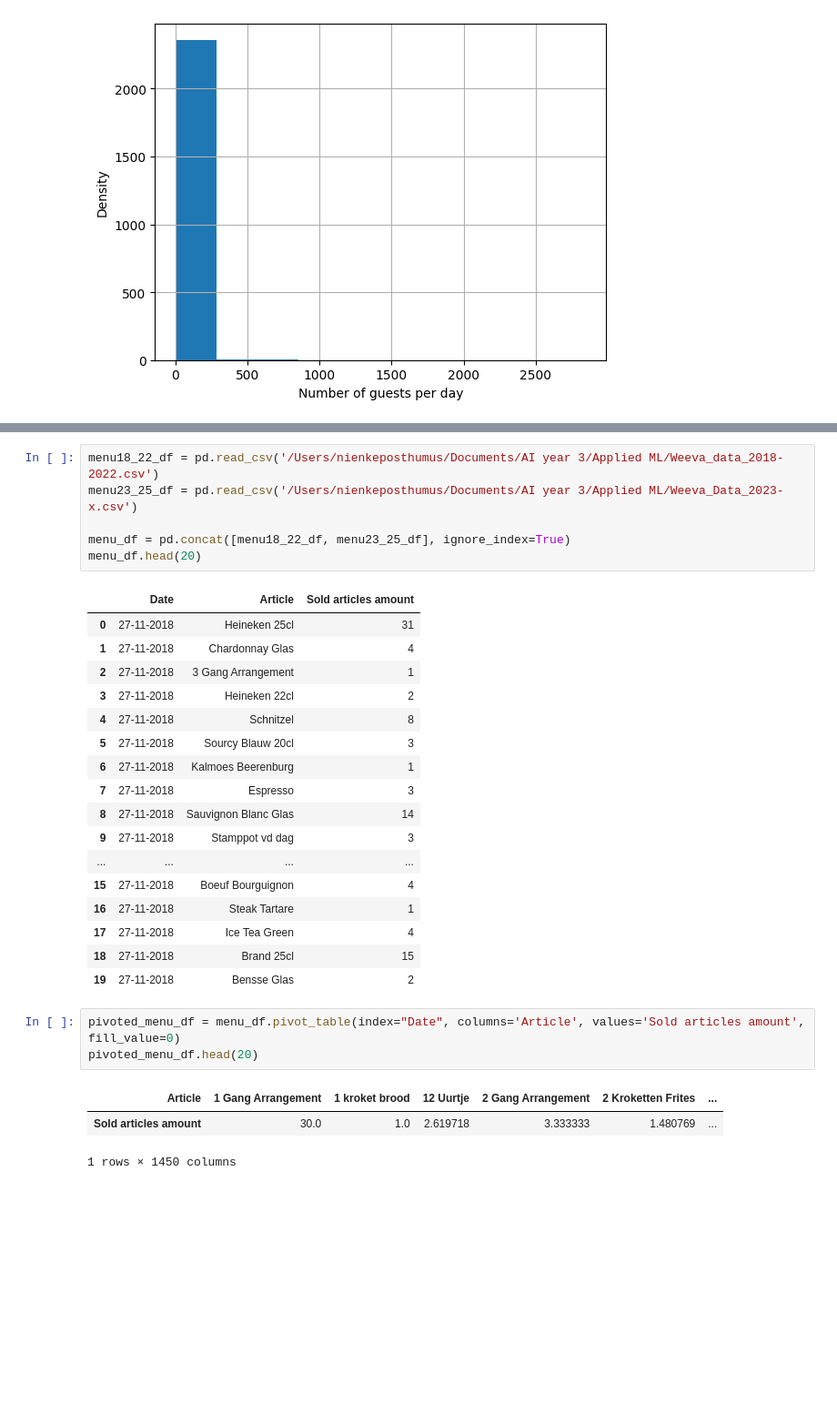
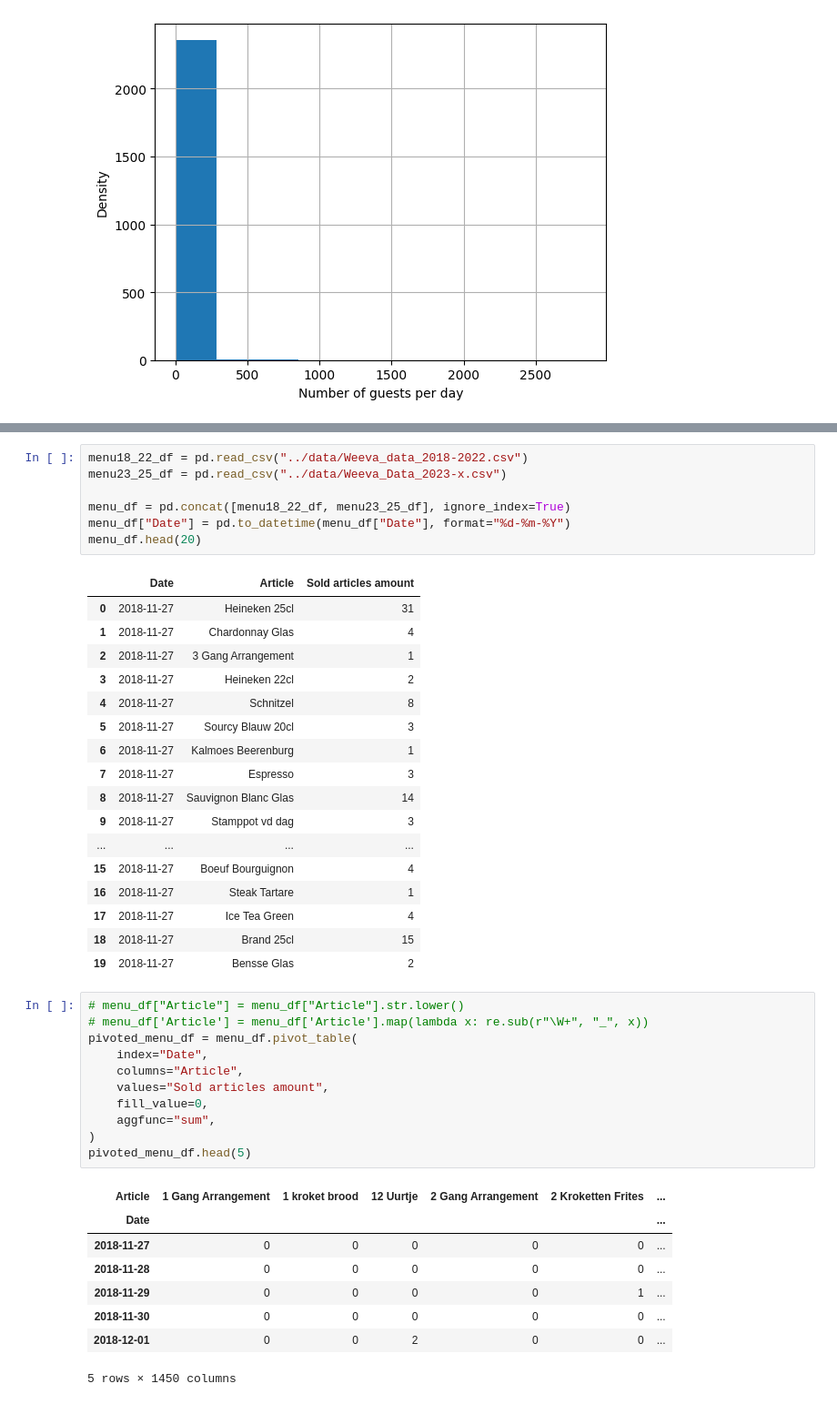
Before and after one commit to ivopascal/Applied-ML-Template, a Jupyter notebook: restaurant_guest_forecasting/notebooks/data_processing.ipynb, the cells around one changed output, grey strips where cells are left out. Shown: that part at 91% size. Drawn from its saved outputs; the diff is of its cells as text; blank space fills up the shorter version.

```diff
--- a/restaurant_guest_forecasting/notebooks/data_processing.ipynb
+++ b/restaurant_guest_forecasting/notebooks/data_processing.ipynb
@@ -127,31 +152,45 @@ filtered_restaurant_df.shape
 # %%
-menu18_22_df = pd.read_csv('/Users/nienkeposthumus/Documents/AI year 3/Applied ML/Weeva_data_2018-2022.csv')
-menu23_25_df = pd.read_csv('/Users/nienkeposthumus/Documents/AI year 3/Applied ML/Weeva_Data_2023-x.csv')
+menu18_22_df = pd.read_csv("../data/Weeva_data_2018-2022.csv")
+menu23_25_df = pd.read_csv("../data/Weeva_Data_2023-x.csv")
 
 menu_df = pd.concat([menu18_22_df, menu23_25_df], ignore_index=True)
+menu_df["Date"] = pd.to_datetime(menu_df["Date"], format="%d-%m-%Y")
 menu_df.head(20)
 # %% [output]
 |  | Date | Article | Sold articles amount |
-| 0 | 27-11-2018 | Heineken 25cl | 31 |
-| 1 | 27-11-2018 | Chardonnay Glas | 4 |
-| 2 | 27-11-2018 | 3 Gang Arrangement | 1 |
-| 3 | 27-11-2018 | Heineken 22cl | 2 |
-| 4 | 27-11-2018 | Schnitzel | 8 |
-| 5 | 27-11-2018 | Sourcy Blauw 20cl | 3 |
-| 6 | 27-11-2018 | Kalmoes Beerenburg | 1 |
-| 7 | 27-11-2018 | Espresso | 3 |
-| 8 | 27-11-2018 | Sauvignon Blanc Glas | 14 |
-| 9 | 27-11-2018 | Stamppot vd dag | 3 |
+| 0 | 2018-11-27 | Heineken 25cl | 31 |
+| 1 | 2018-11-27 | Chardonnay Glas | 4 |
+| 2 | 2018-11-27 | 3 Gang Arrangement | 1 |
+| 3 | 2018-11-27 | Heineken 22cl | 2 |
+| 4 | 2018-11-27 | Schnitzel | 8 |
+| 5 | 2018-11-27 | Sourcy Blauw 20cl | 3 |
+| 6 | 2018-11-27 | Kalmoes Beerenburg | 1 |
+| 7 | 2018-11-27 | Espresso | 3 |
+| 8 | 2018-11-27 | Sauvignon Blanc Glas | 14 |
+| 9 | 2018-11-27 | Stamppot vd dag | 3 |
 | ... | ... | ... | ... |
-| 15 | 27-11-2018 | Boeuf Bourguignon | 4 |
-| 16 | 27-11-2018 | Steak Tartare | 1 |
-| 17 | 27-11-2018 | Ice Tea Green | 4 |
-| 18 | 27-11-2018 | Brand 25cl | 15 |
-| 19 | 27-11-2018 | Bensse Glas | 2 |
+| 15 | 2018-11-27 | Boeuf Bourguignon | 4 |
+| 16 | 2018-11-27 | Steak Tartare | 1 |
+| 17 | 2018-11-27 | Ice Tea Green | 4 |
+| 18 | 2018-11-27 | Brand 25cl | 15 |
+| 19 | 2018-11-27 | Bensse Glas | 2 |
 # %%
-pivoted_menu_df = menu_df.pivot_table(index="Date", columns='Article', values='Sold articles amount', fill_value=0)
-pivoted_menu_df.head(20)
+# menu_df["Article"] = menu_df["Article"].str.lower()
+# menu_df['Article'] = menu_df['Article'].map(lambda x: re.sub(r"\W+", "_", x))
+pivoted_menu_df = menu_df.pivot_table(
+    index="Date",
+    columns="Article",
+    values="Sold articles amount",
+    fill_value=0,
+    aggfunc="sum",
+)
+pivoted_menu_df.head(5)
 # %% [output]
 | Article | 1 Gang Arrangement | 1 kroket brood | 12 Uurtje | 2 Gang Arrangement | 2 Kroketten Frites | ... |
-| Sold articles amount | 30.0 | 1.0 | 2.619718 | 3.333333 | 1.480769 | ... |
+| Date |  |  |  |  |  | ... |
+| 2018-11-27 | 0 | 0 | 0 | 0 | 0 | ... |
+| 2018-11-28 | 0 | 0 | 0 | 0 | 0 | ... |
+| 2018-11-29 | 0 | 0 | 0 | 0 | 1 | ... |
+| 2018-11-30 | 0 | 0 | 0 | 0 | 0 | ... |
+| 2018-12-01 | 0 | 0 | 2 | 0 | 0 | ... |
-1 rows × 1450 columns
+5 rows × 1450 columns
```
Also changed, not shown: parts of 13 cells of this notebook.
